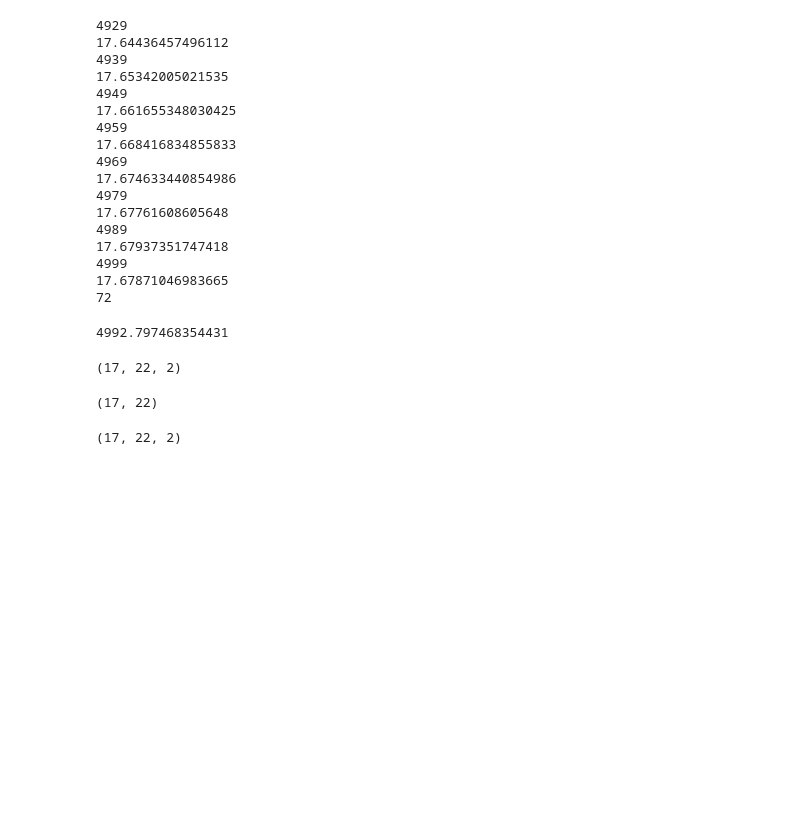
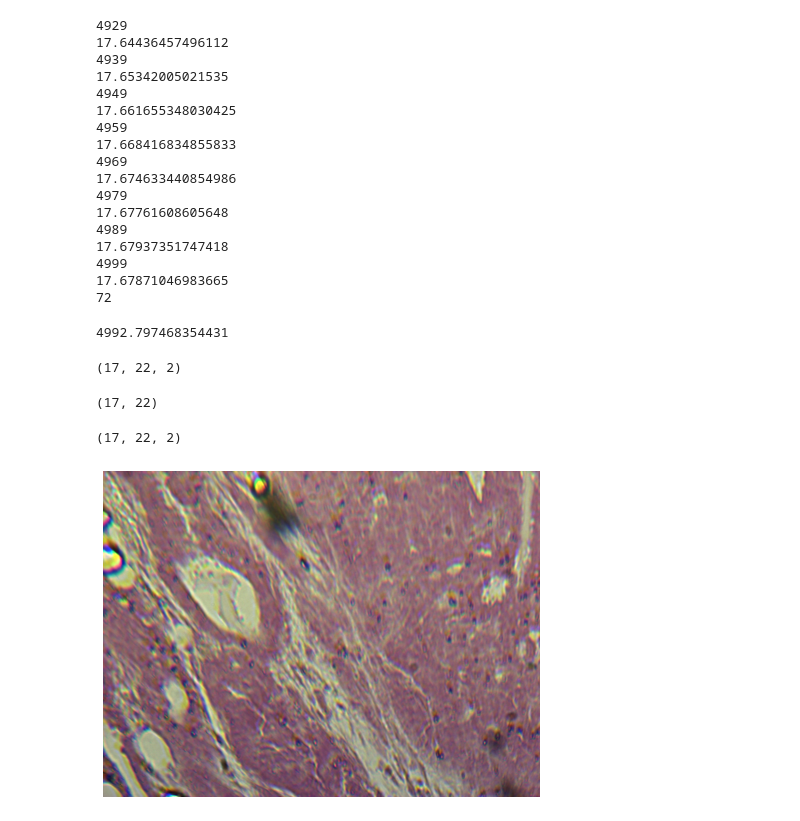
Before and after one commit to uw-loci/smart-wsi-scanner, a Jupyter notebook: bf-scanner.ipynb, the cells around one changed output. Cells and saved outputs as stored; diff of their text form; code cells hidden in the pictures; blank space fills up the shorter version.

```diff
--- a/bf-scanner.ipynb
+++ b/bf-scanner.ipynb
@@ -479,3 +499,25 @@ position_list_20x.shape
 (17, 22, 2)
 # %%
 whole_slide_scan(config, save_path, acq_name, position_list=position_list_20x, z_positions=position_list_z)
+# %%
+core.snap_image()
+tagged_image = core.get_tagged_image()
+rgb = True
+if rgb == True:
+    pixels = np.reshape(
+        tagged_image.pix,
+        newshape=[tagged_image.tags["Height"], tagged_image.tags["Width"], 4],
+        )
+else:
+    pixels = np.reshape(
+        tagged_image.pix,
+        newshape=[tagged_image.tags["Height"], tagged_image.tags["Width"]],
+        )
+pixels = pixels[:, :, 0:3]
+pixels=np.flip(pixels, 2)
+plt.figure(figsize=(8, 6))
+imgplot = plt.imshow(exposure.rescale_intensity(pixels, out_range=(0, 1)))
+plt.axis("off")
+plt.show()
+# %% [output]
+[figure, added]
```
Also changed, not shown: parts of 14 cells of this notebook.
